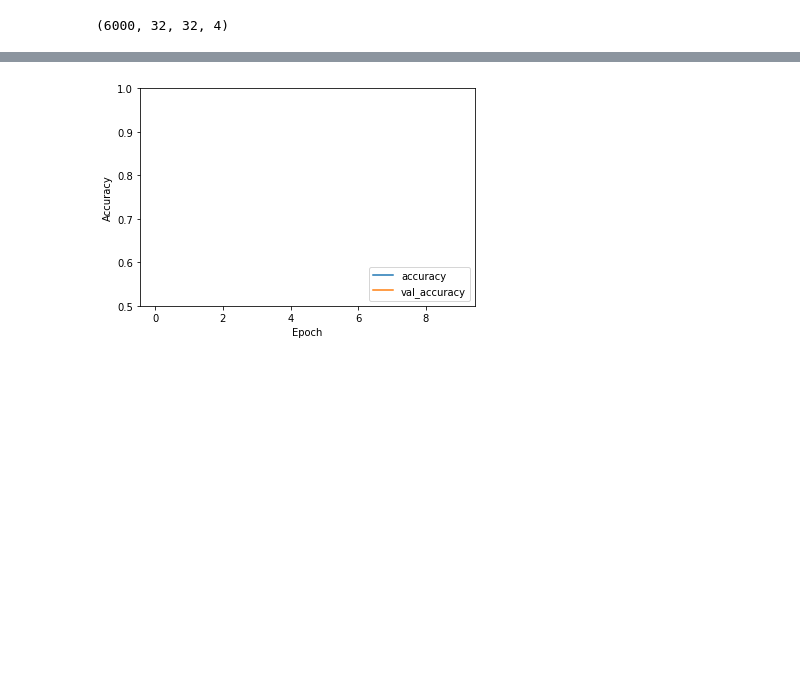
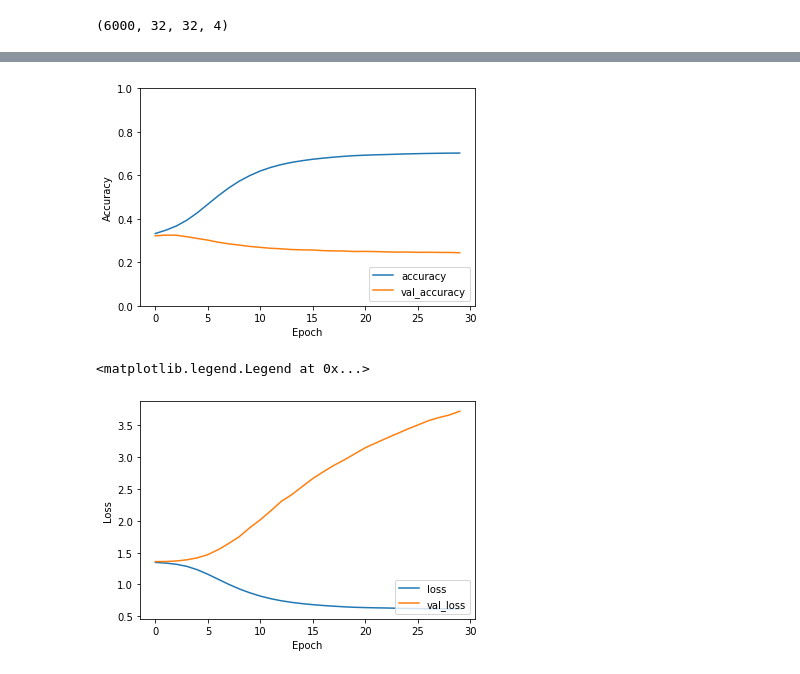
Before and after one commit to jungbok/CNN_Image_Colorization, a Jupyter notebook: lab6_CNN.ipynb, the cells around one changed output, grey strips where cells are left out. Drawn from its saved outputs; the diff is of its cells as text; code cells hidden in the pictures; blank space fills up the shorter version.

```diff
--- a/lab6_CNN.ipynb
+++ b/lab6_CNN.ipynb
@@ -255,6 +255,6 @@ model.compile(optimizer='adam',
               loss='categorical_crossentropy',
               metrics=['accuracy'])
 
-history = model.fit(train_gray_bird, y_encoded[:5000], epochs=10,
-                    validation_data=(test_gray_bird, y_encoded[:1000]))
+history = model.fit(train_gray_bird, y_encoded[:5000], epochs=30,
+                    validation_data=(test_gray_bird, y_encoded[5000:]))
 # %% [output]
@@ -283,12 +283,21 @@ plt.plot(history.history['accuracy'], label='accuracy')
 plt.plot(history.history['val_accuracy'], label = 'val_accuracy')
 plt.xlabel('Epoch')
 plt.ylabel('Accuracy')
-plt.ylim([0.5, 1])
+plt.ylim([0.0, 1])
 plt.legend(loc='lower right')
 
-test_loss, test_acc = model.evaluate(test_gray_bird, y_encoded[:1000], verbose=2)
+# print(history.history)
+# change y_encoded to actual/original image?
+test_loss, test_acc = model.evaluate(test_gray_bird, y_encoded[5000:], verbose=1)
 # predict
 prediction = model.predict(test_gray_bird)
 print(prediction.shape)
 # prediction[i] = clusters_center_[prediction[i]]
+plt.show()
+
+plt.plot(history.history['loss'], label='loss')
+plt.plot(history.history['val_loss'], label='val_loss')
+plt.xlabel('Epoch')
+plt.ylabel('Loss')
+plt.legend(loc='lower right')
 # %% [output]
@@ -296,2 +305,4 @@ print(prediction.shape)
 (1000, 32, 32, 4)
-[figure, old version]
+[figure, new version]
+<matplotlib.legend.Legend at 0x...>
+[figure, added]
```
Also changed, not shown: parts of 3 cells of this notebook.
